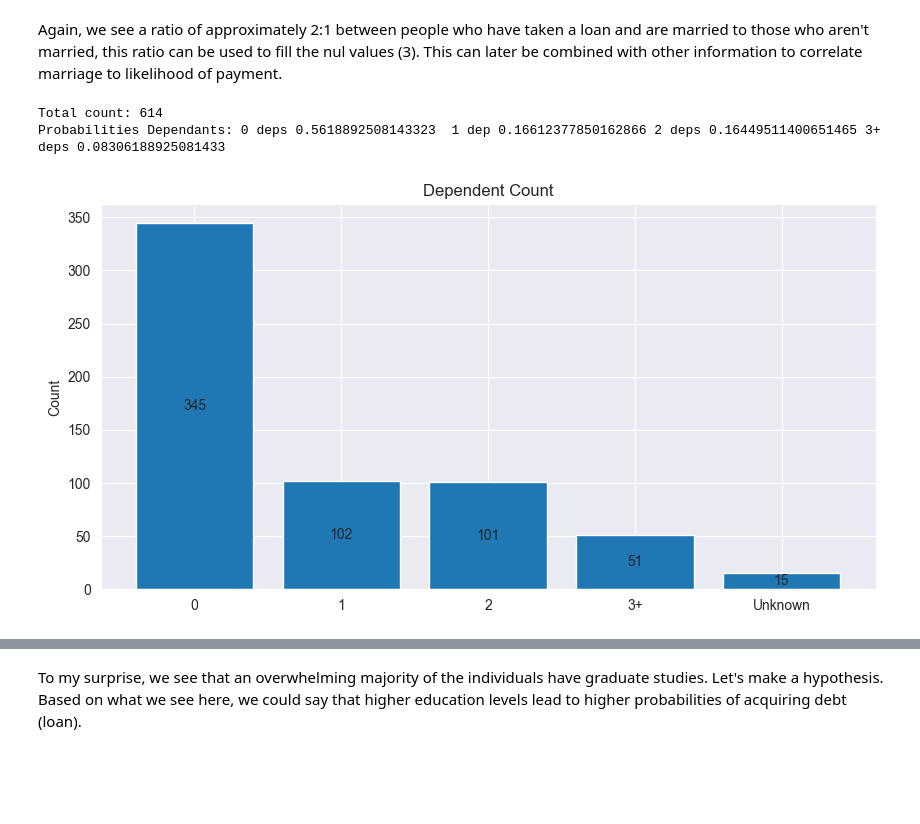
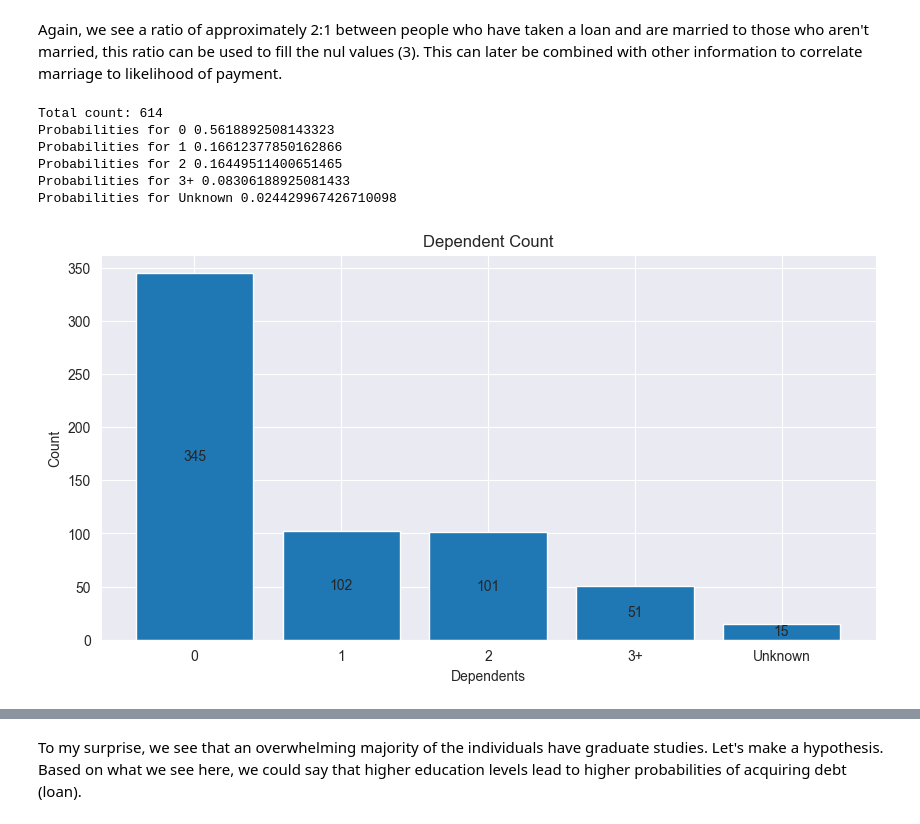
Before and after one commit to Applaudo-Studios-Cloud-Engineering/ML_Sample_Projects, a Jupyter notebook: classification_projects/loan_default_prediction/eda.ipynb, the cells around one changed output, grey strips where cells are left out. Saved outputs shown, nothing was run; the diff lists cells and outputs as text; code cells hidden in the pictures; blank space fills up the shorter version.

```diff
--- a/classification_projects/loan_default_prediction/eda.ipynb
+++ b/classification_projects/loan_default_prediction/eda.ipynb
@@ -70,15 +71,15 @@ Unique Loan IDs in the dataset: 614
 # %% [markdown]
 Notice we have 614 unique IDs so that will be our comparison parameter to determine % of missing values.
 # %%
-sex_labels = train_df['Gender'].fillna('Unknown').unique()
-sex_vals = train_df['Gender'].fillna('Unknown').value_counts()
+vals = train_df['Gender'].fillna('Unknown').value_counts()
 
-print('Total count:', sum(sex_vals))
-print(f'Probabilities Sex: Male {sex_vals[0] / sum(sex_vals)}  Female {sex_vals[1] / sum(sex_vals)}')
+print('Total count:', sum(vals))
+for i, val in vals.items():
+    print(f"Probabilities for {i} {val/sum(vals)}")
 
 fig = plt.figure(figsize=(10, 5))
-bar = plt.bar(sex_labels, sex_vals)
-plt.bar_label(bar, sex_vals, label_type='center')
+bar = plt.bar(vals.index, vals)
+plt.bar_label(bar, vals, label_type='center')
 plt.xlabel('Sex')
 plt.ylabel('Loan Count')
 plt.title('Loan Count per Sex')
@@ -90,15 +93,16 @@ Probabilities Sex: Male 0.7964169381107492  Female 0.18241042345276873
 # %% [markdown]
 The first insight we can take from this bar plot is that we have an approximate ratio of 4:1 males to females taking loans in this dataset, 81.36% of the samples in the trianing dataset are males and 18.64% are females. We also have 13 missing values which we can fill with that 4:1 ratio.
 # %%
-married_labels = train_df['Married'].fillna('Unknown').unique()
-married_vals = train_df['Married'].fillna('Unknown').value_counts()
+vals = train_df['Married'].fillna('Unknown').value_counts()
+total = sum(vals)
 
-print('Total count:', sum(married_vals))
-print(f'Probabilities Married: No {married_vals[0] / sum(married_vals)}  Yes {married_vals[1] / sum(married_vals)}')
+print('Total count:', sum(vals))
+for i, val in vals.items():
+    print(f"Probs {i} {val/sum(vals)}")
 
 fig = plt.figure(figsize=(10, 5))
-bar = plt.bar(married_labels, married_vals)
-plt.bar_label(bar, married_vals, label_type='center')
+bar = plt.bar(vals.index, vals)
+plt.bar_label(bar, vals, label_type='center')
 plt.xlabel('Married')
 plt.ylabel('Count')
 plt.title('Married')
@@ -110,20 +116,25 @@ Probabilities Married: No 0.6482084690553745  Yes 0.3469055374592834
 # %% [markdown]
 Again, we see a ratio of approximately 2:1 between people who have taken a loan and are married to those who aren't married, this ratio can be used to fill the nul values (3). This can later be combined with other information to correlate marriage to likelihood of payment.
 # %%
-dependent_labels = train_df['Dependents'].fillna('Unknown').unique()
-dependent_vals = train_df['Dependents'].fillna('Unknown').value_counts()
+vals = train_df['Dependents'].fillna('Unknown').value_counts()
 
-print('Total count:', sum(dependent_vals))
-print(f'Probabilities Dependants: 0 deps {dependent_vals[0] / sum(dependent_vals)}  1 dep {dependent_vals[1] / sum(dependent_vals)} 2 deps {dependent_vals[2] / sum(dependent_vals)} 3+ deps {dependent_vals[3] / sum(dependent_vals)}')
+print('Total count:', sum(vals))
+for i, val in vals.items():
+    print(f"Probabilities for {i} {val/sum(vals)}")
 
 fig = plt.figure(figsize=(10, 5))
-bar = plt.bar(dependent_labels, dependent_vals)
-plt.bar_label(bar, dependent_vals, label_type='center')
+bar = plt.bar(vals.index, vals)
+plt.bar_label(bar, vals, label_type='center')
+plt.xlabel('Dependents')
 plt.ylabel('Count')
 plt.title('Dependent Count')
 plt.show()
 # %% [output]
 Total count: 614
-Probabilities Dependants: 0 deps 0.5618892508143323  1 dep 0.16612377850162866 2 deps 0.16449511400651465 3+ deps 0.08306188925081433
+Probabilities for 0 0.5618892508143323
+Probabilities for 1 0.16612377850162866
+Probabilities for 2 0.16449511400651465
+Probabilities for 3+ 0.08306188925081433
+Probabilities for Unknown 0.024429967426710098
-[figure, old version]
+[figure, new version]
 # %%
```
Also changed, not shown: parts of 83 cells of this notebook, 2 other files.
